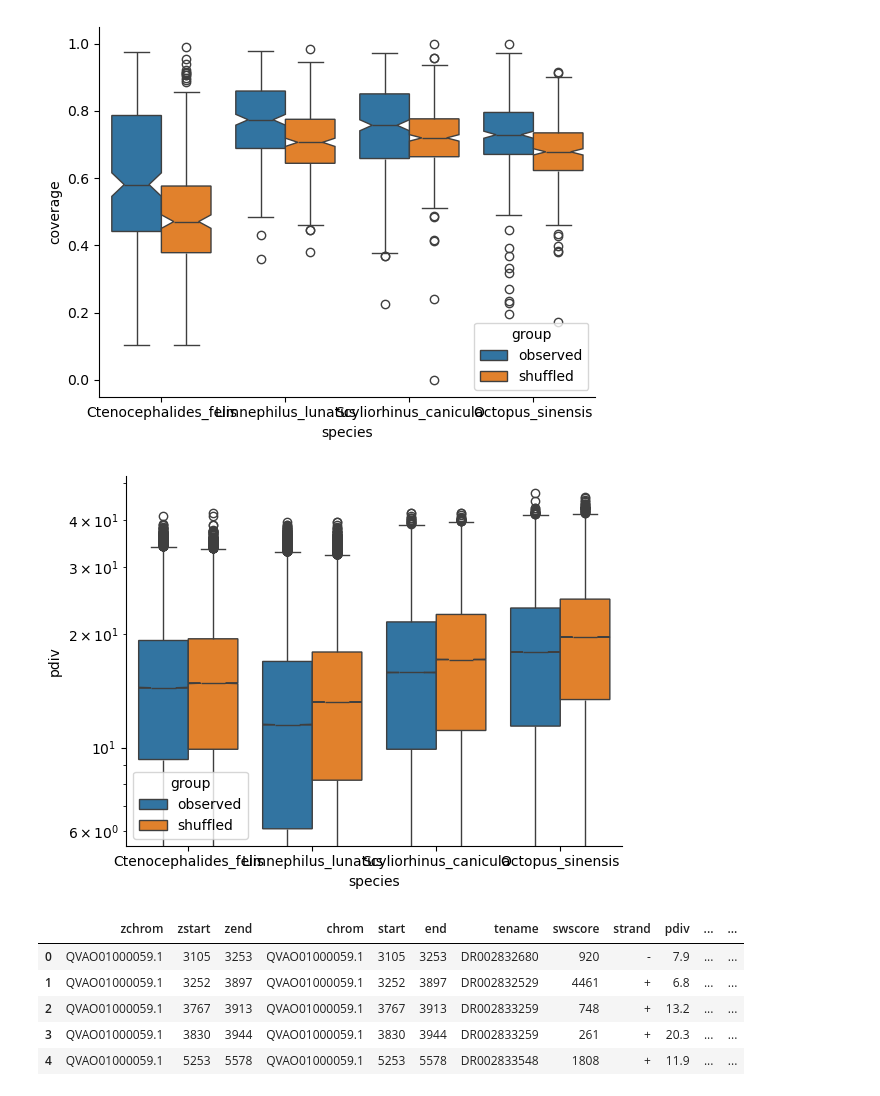
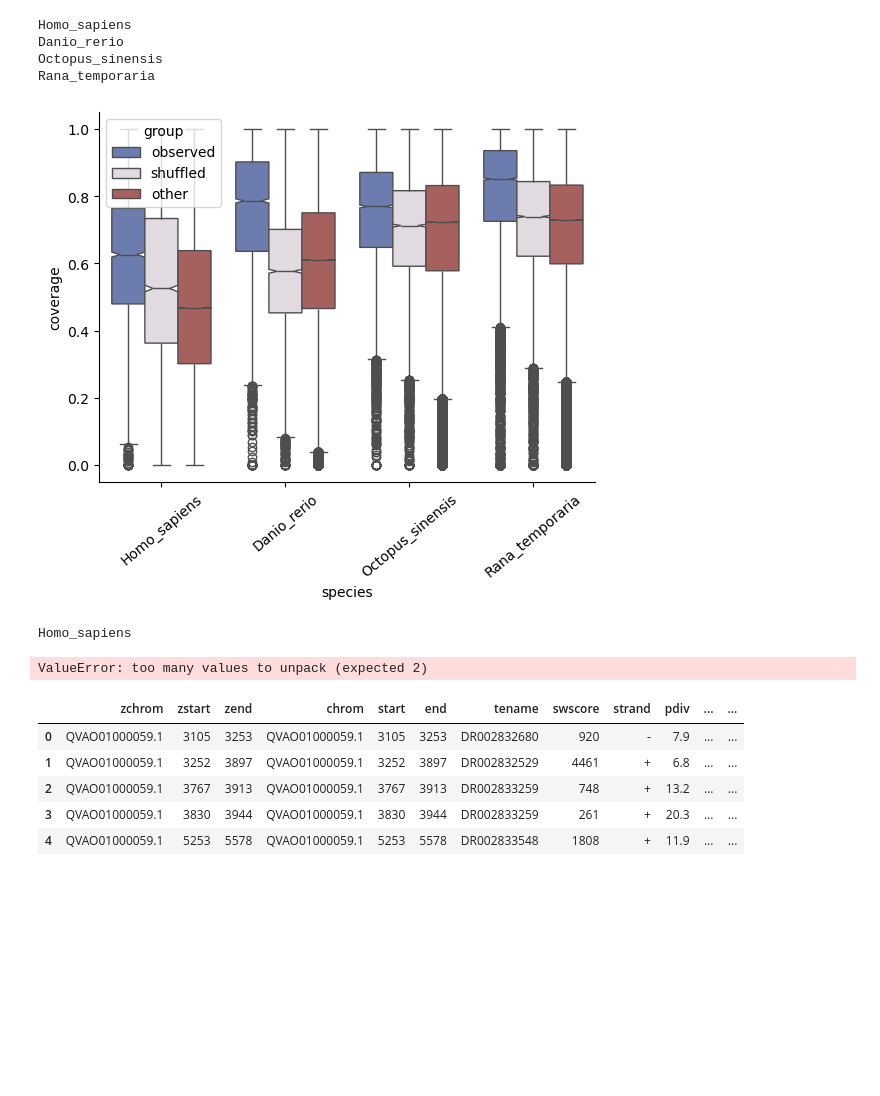
Before and after one commit to jonathan-wells/zinc-finger-grn, a Jupyter notebook: analysis/gene_family_clustering.ipynb, the cells around one changed output. Cells and saved outputs as stored; diff of their text form; code cells hidden in the pictures; blank space fills up the shorter version.

Commit message:
Simplify ZFP cluster identification - scrap KDE and replace with bedtools merge

```diff
--- a/analysis/gene_family_clustering.ipynb
+++ b/analysis/gene_family_clustering.ipynb
@@ -36,31 +86,25 @@ def te_bed_to_df(species, bedfile):
 # %%
 coverage_df = []
-for species, accession in species_dict.items():
-    te_bed = bt.BedTool(f'../data/repeatmasker-out/{species}/{accession}.fna.bed')
-    zf_bed = bt.BedTool(f'../data/beds/{species}_znfs.bed')
-    genomefile = f'../data/genomes/{accession}.genome'
+for species, accession in repeatmasker_files.items():
+    print(species)
+    te_bed, zf_bed, other_genes_bed = load_beds(species)
+    zf_bed, shuffled_zf_bed, control_genes_bed = process_beds(species, te_bed, zf_bed, other_genes_bed)
+    # print(control_genes_bed.head())
 
-    teclass_dfs = te_bed_to_df(species, te_bed)
-    for teclass in ['all', 'LTR', 'DNA', 'LINE', 'SINE']:
-        te_bed = bt.BedTool.from_dataframe(teclass_dfs[teclass])
+    obs_df = zf_bed.coverage(b=te_bed).to_dataframe()
+    shuf_df = shuffled_zf_bed.coverage(b=te_bed).to_dataframe()
+    genes_df = control_genes_bed.coverage(b=te_bed).to_dataframe()
+    obs_df, shuf_df, genes_df = label_dfs(obs_df, shuf_df, genes_df, species)
 
-        merged_slopped_zf_bed = zf_bed \
-            .slop(g=genomefile,
-                  b=1e5) \
-            .merge()
-        merged_slopped_shuffled_zf_bed = merged_slopped_zf_bed \
-            .shuffle(g=genomefile)
-
-        obs_df = merged_slopped_zf_bed.coverage(b=te_bed).to_dataframe()
-        exp_df = merged_slopped_shuffled_zf_bed.coverage(b=te_bed).to_dataframe()
-        obs_df['species'] = species
-        exp_df['species'] = species
-        obs_df['group'] = 'observed'
-        exp_df['group'] = 'shuffled'
-        obs_df['teclass'] = teclass
-        exp_df['teclass'] = teclass
-
-        coverage_df.append(obs_df)
-        coverage_df.append(exp_df)
+    coverage_df.append(obs_df)
+    coverage_df.append(shuf_df)
+    coverage_df.append(genes_df)
 
 coverage_df = pd.concat(coverage_df).rename({'thickStart': 'coverage'}, axis=1)
+coverage_df['length'] = abs(coverage_df.end - coverage_df.start)
+coverage_df = coverage_df.loc[coverage_df.length >= 500]
+# %% [output]
+Homo_sapiens
+Danio_rerio
+Octopus_sinensis
+Rana_temporaria
@@ -107,19 +111,38 @@ age_df = pd.concat(age_df)
 # %%
 fig, ax = plt.subplots()
-sns.boxplot(data=coverage_df.loc[coverage_df.teclass == 'all'], x='species', y='coverage', hue='group', notch=True)
+sns.boxplot(data=coverage_df.loc[coverage_df.length >= 1000], x='species', y='coverage', hue='group', notch=True, palette='twilight_shifted')
 # ax.set_yscale('log')
 sns.despine()
+plt.xticks(rotation=40)
 plt.show()
 # %% [output]
-[figure, old version]
+[figure, new version]
+# %%
+age_df = []
+
+for species, accession in repeatmasker_files.items():
+    print(species)
+    te_bed, zf_bed = load_beds(species)
+    zf_bed, shuffled_zf_bed = process_beds(species, te_bed, zf_bed)
+
+    obs_df = zf_bed.intersect(b=te_bed, wb=True).to_dataframe(names=zf_bed_names+te_bed_names)
+    shuf_df = shuffled_zf_bed.intersect(b=te_bed, wb=True).to_dataframe(names=zf_bed_names+te_bed_names)
+    obs_df, shuf_df = label_dfs(obs_df, shuf_df)
+
+    age_df.append(obs_df)
+    age_df.append(shuf_df)
+
+age_df = pd.concat(age_df)
+# %% [output]
+Homo_sapiens
+ValueError: too many values to unpack (expected 2)
 # %%
 fig, ax = plt.subplots()
-sns.boxplot(data=age_df, x='species', y='pdiv', hue='group', notch=True)
-ax.set_yscale('log')
+sns.violinplot(data=age_df, x='species', y='pdiv', hue='group')
+# ax.set_yscale('log')
+plt.xticks(rotation=70)
 sns.despine()
 plt.show()
-# %% [output]
-[figure, removed]
 # %%
 age_df.head()
 # %% [output]
```
Also changed, not shown: parts of 13 cells of this notebook, 3 other files.
